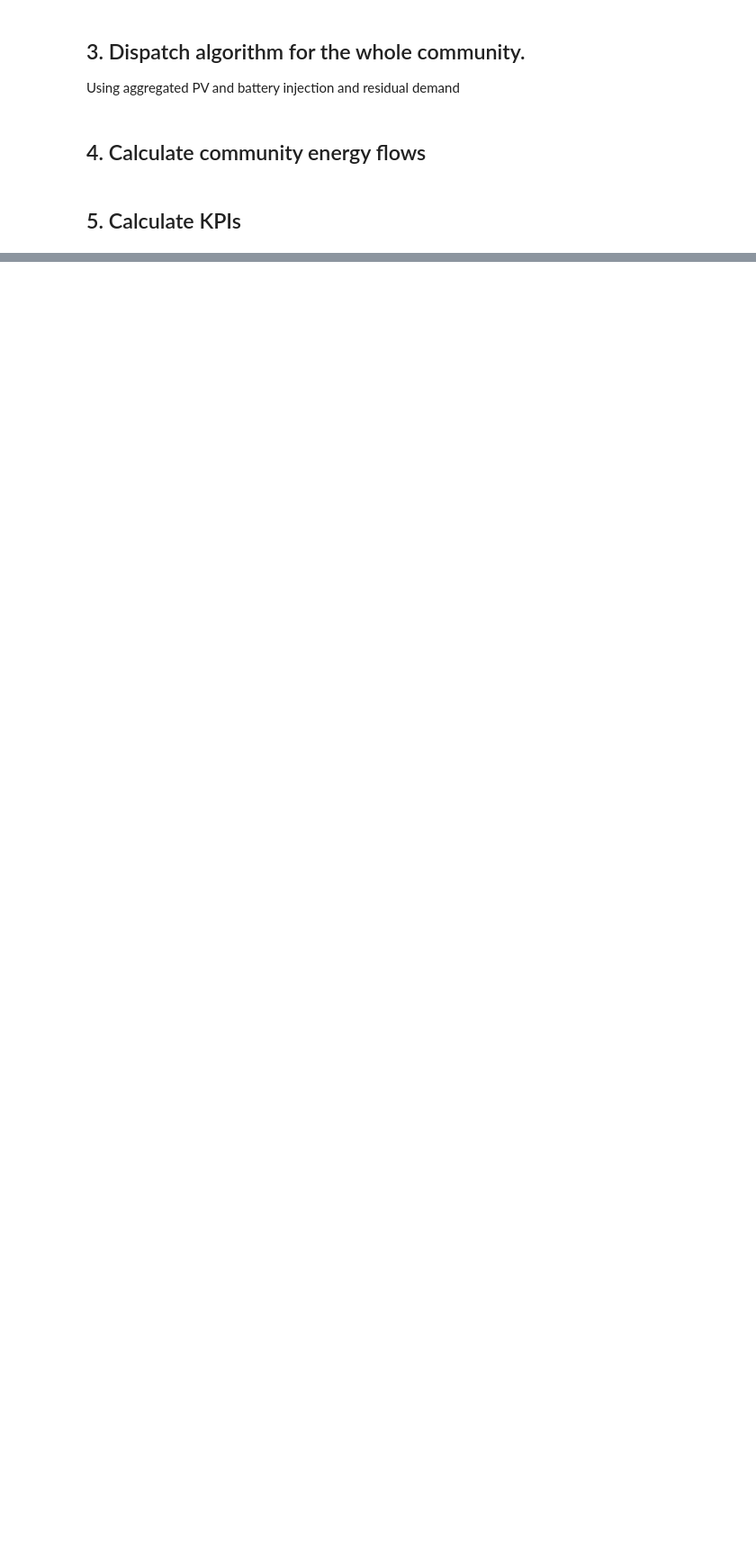
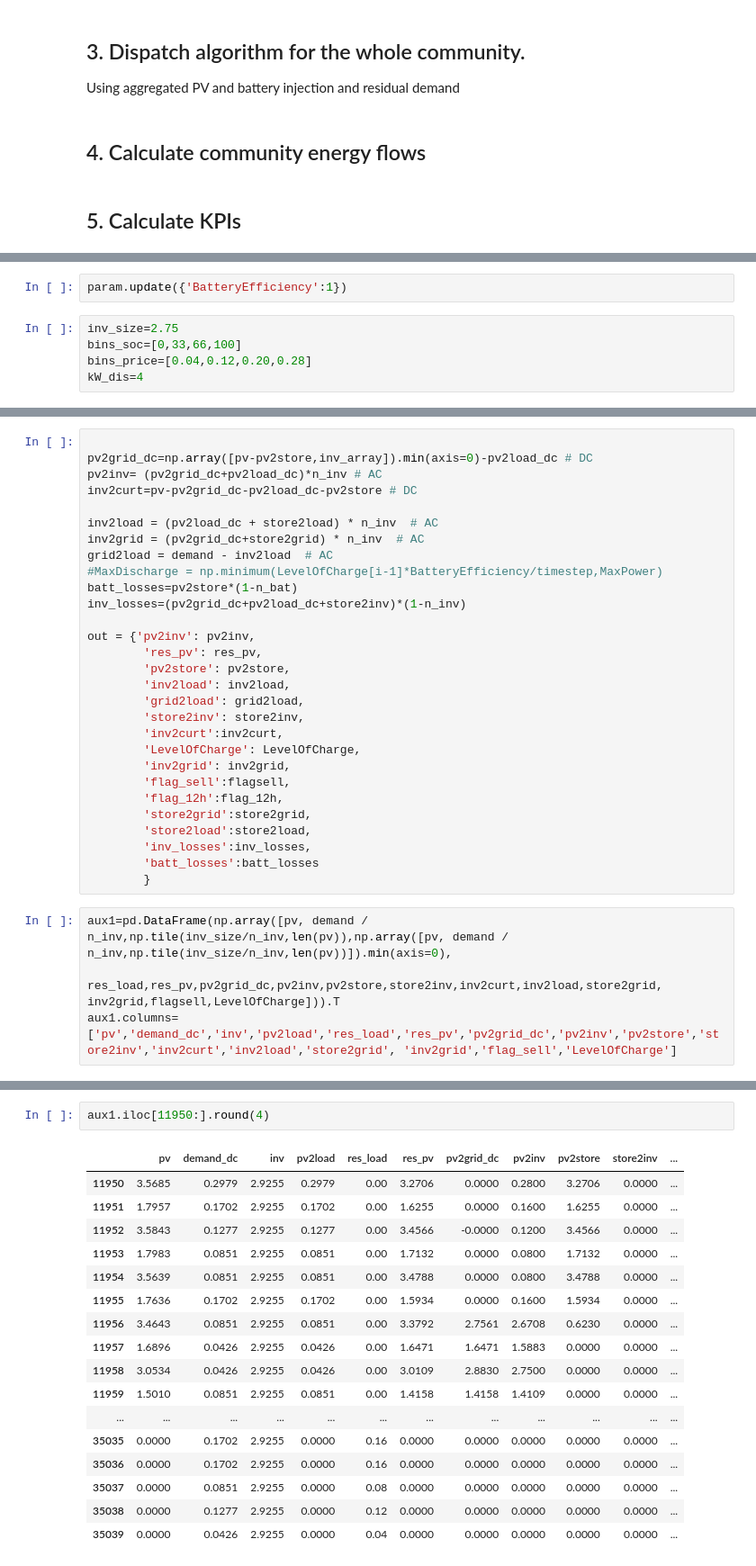
Before and after one commit to alefunxo/Solar_communities, a Jupyter notebook: src/community_P2P.ipynb, the cells around one changed output, grey strips where cells are left out. Shown at 90% size. Drawn from its saved outputs; the diff is of its cells as text; blank space fills up the shorter version.

```diff
--- a/src/community_P2P.ipynb
+++ b/src/community_P2P.ipynb
@@ -851,0 +1229,7 @@ Using aggregated PV and battery injection and residual demand
+# %%
+param.update({'BatteryEfficiency':1})
+# %%
+inv_size=2.75
+bins_soc=[0,33,66,100]
+bins_price=[0.04,0.12,0.20,0.28]
+kW_dis=4
@@ -851,0 +1385,33 @@ Using aggregated PV and battery injection and residual demand
+# %%
+
+pv2grid_dc=np.array([pv-pv2store,inv_array]).min(axis=0)-pv2load_dc # DC
+pv2inv= (pv2grid_dc+pv2load_dc)*n_inv # AC
+inv2curt=pv-pv2grid_dc-pv2load_dc-pv2store # DC
+
+inv2load = (pv2load_dc + store2load) * n_inv  # AC
+inv2grid = (pv2grid_dc+store2grid) * n_inv  # AC
+grid2load = demand - inv2load  # AC
+#MaxDischarge = np.minimum(LevelOfCharge[i-1]*BatteryEfficiency/timestep,MaxPower)
+batt_losses=pv2store*(1-n_bat)
+inv_losses=(pv2grid_dc+pv2load_dc+store2inv)*(1-n_inv)
+
+out = {'pv2inv': pv2inv,
+        'res_pv': res_pv,
+        'pv2store': pv2store,
+        'inv2load': inv2load,
+        'grid2load': grid2load,
+        'store2inv': store2inv,
+        'inv2curt':inv2curt,
+        'LevelOfCharge': LevelOfCharge,
+        'inv2grid': inv2grid,
+        'flag_sell':flagsell,
+        'flag_12h':flag_12h,
+        'store2grid':store2grid,
+        'store2load':store2load,
+        'inv_losses':inv_losses,
+        'batt_losses':batt_losses
+        }
+# %%
+aux1=pd.DataFrame(np.array([pv, demand / n_inv,np.tile(inv_size/n_inv,len(pv)),np.array([pv, demand / n_inv,np.tile(inv_size/n_inv,len(pv))]).min(axis=0),
+                            res_load,res_pv,pv2grid_dc,pv2inv,pv2store,store2inv,inv2curt,inv2load,store2grid, inv2grid,flagsell,LevelOfCharge])).T
+aux1.columns=['pv','demand_dc','inv','pv2load','res_load','res_pv','pv2grid_dc','pv2inv','pv2store','store2inv','inv2curt','inv2load','store2grid', 'inv2grid','flag_sell','LevelOfCharge']
@@ -851,0 +1434,20 @@ Using aggregated PV and battery injection and residual demand
+# %%
+aux1.iloc[11950:].round(4)
+# %% [output]
+|  | pv | demand_dc | inv | pv2load | res_load | res_pv | pv2grid_dc | pv2inv | pv2store | store2inv | ... |
+| 11950 | 3.5685 | 0.2979 | 2.9255 | 0.2979 | 0.00 | 3.2706 | 0.0000 | 0.2800 | 3.2706 | 0.0000 | ... |
+| 11951 | 1.7957 | 0.1702 | 2.9255 | 0.1702 | 0.00 | 1.6255 | 0.0000 | 0.1600 | 1.6255 | 0.0000 | ... |
+| 11952 | 3.5843 | 0.1277 | 2.9255 | 0.1277 | 0.00 | 3.4566 | -0.0000 | 0.1200 | 3.4566 | 0.0000 | ... |
+| 11953 | 1.7983 | 0.0851 | 2.9255 | 0.0851 | 0.00 | 1.7132 | 0.0000 | 0.0800 | 1.7132 | 0.0000 | ... |
+| 11954 | 3.5639 | 0.0851 | 2.9255 | 0.0851 | 0.00 | 3.4788 | 0.0000 | 0.0800 | 3.4788 | 0.0000 | ... |
+| 11955 | 1.7636 | 0.1702 | 2.9255 | 0.1702 | 0.00 | 1.5934 | 0.0000 | 0.1600 | 1.5934 | 0.0000 | ... |
+| 11956 | 3.4643 | 0.0851 | 2.9255 | 0.0851 | 0.00 | 3.3792 | 2.7561 | 2.6708 | 0.6230 | 0.0000 | ... |
+| 11957 | 1.6896 | 0.0426 | 2.9255 | 0.0426 | 0.00 | 1.6471 | 1.6471 | 1.5883 | 0.0000 | 0.0000 | ... |
+| 11958 | 3.0534 | 0.0426 | 2.9255 | 0.0426 | 0.00 | 3.0109 | 2.8830 | 2.7500 | 0.0000 | 0.0000 | ... |
+| 11959 | 1.5010 | 0.0851 | 2.9255 | 0.0851 | 0.00 | 1.4158 | 1.4158 | 1.4109 | 0.0000 | 0.0000 | ... |
+| ... | ... | ... | ... | ... | ... | ... | ... | ... | ... | ... | ... |
+| 35035 | 0.0000 | 0.1702 | 2.9255 | 0.0000 | 0.16 | 0.0000 | 0.0000 | 0.0000 | 0.0000 | 0.0000 | ... |
+| 35036 | 0.0000 | 0.1702 | 2.9255 | 0.0000 | 0.16 | 0.0000 | 0.0000 | 0.0000 | 0.0000 | 0.0000 | ... |
+| 35037 | 0.0000 | 0.0851 | 2.9255 | 0.0000 | 0.08 | 0.0000 | 0.0000 | 0.0000 | 0.0000 | 0.0000 | ... |
+| 35038 | 0.0000 | 0.1277 | 2.9255 | 0.0000 | 0.12 | 0.0000 | 0.0000 | 0.0000 | 0.0000 | 0.0000 | ... |
+| 35039 | 0.0000 | 0.0426 | 2.9255 | 0.0000 | 0.04 | 0.0000 | 0.0000 | 0.0000 | 0.0000 | 0.0000 | ... |
```
Also changed, not shown: parts of 93 cells of this notebook, 1 other file.
